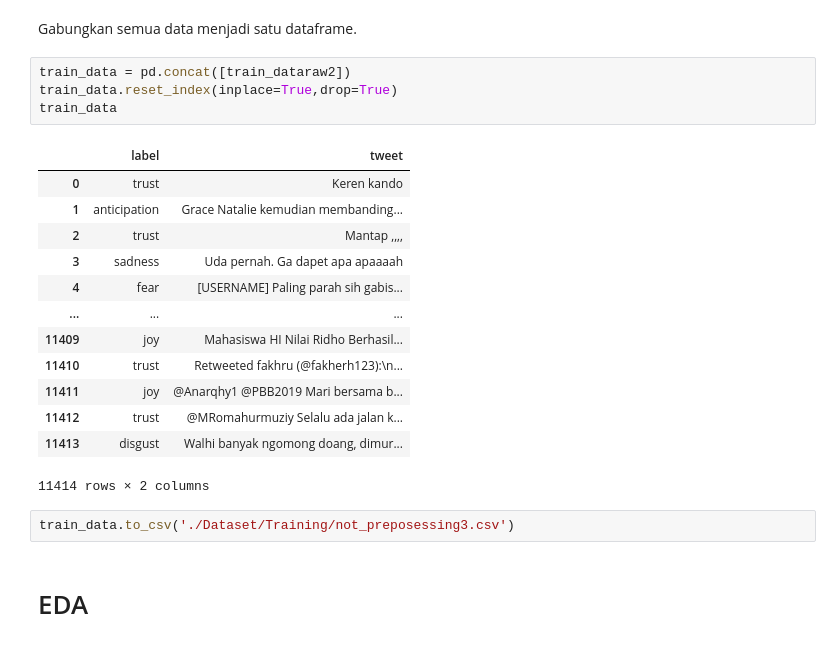
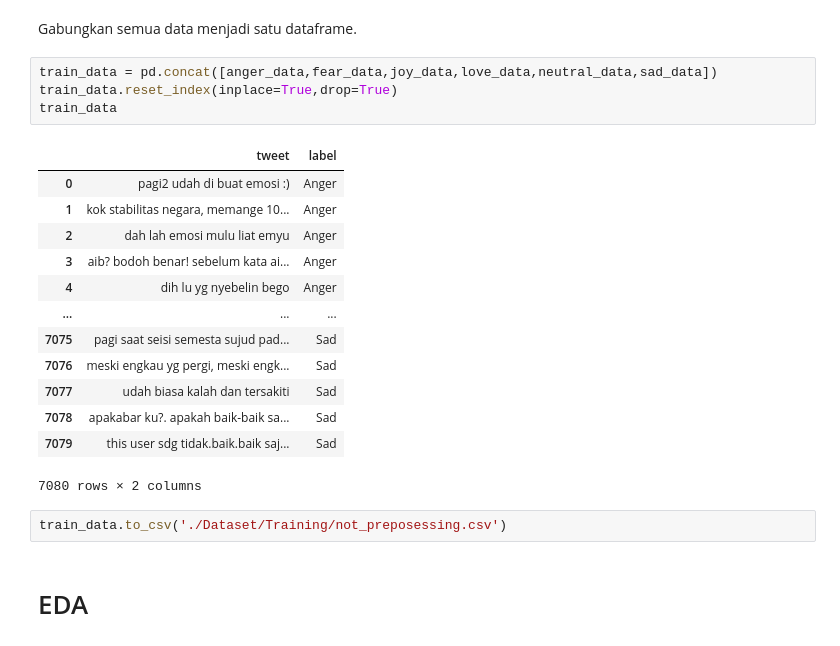
Before and after one commit to rissopanji/Analisis_Emosi_yang_bikin_Emosi, a Jupyter notebook: Preprocessing_Training_Nostemming.ipynb, the cells around one changed output. Saved outputs shown, nothing was run; the diff lists cells and outputs as text.

```diff
--- a/Preprocessing_Training_Nostemming.ipynb
+++ b/Preprocessing_Training_Nostemming.ipynb
@@ -154,25 +137,25 @@ train_dataraw2
 # %% [markdown]
 Gabungkan semua data menjadi satu dataframe.
 # %%
-train_data = pd.concat([train_dataraw2])
+train_data = pd.concat([anger_data,fear_data,joy_data,love_data,neutral_data,sad_data])
 train_data.reset_index(inplace=True,drop=True)
 train_data
 # %% [output]
-|  | label | tweet |
-| 0 | trust | Keren kando |
-| 1 | anticipation | Grace Natalie kemudian membanding... |
-| 2 | trust | Mantap ,,,, |
-| 3 | sadness | Uda pernah. Ga dapet apa apaaaah |
-| 4 | fear | [USERNAME] Paling parah sih gabis... |
+|  | tweet | label |
+| 0 | pagi2 udah di buat emosi :) | Anger |
+| 1 | kok stabilitas negara, memange 10... | Anger |
+| 2 | dah lah emosi mulu liat emyu | Anger |
+| 3 | aib? bodoh benar! sebelum kata ai... | Anger |
+| 4 | dih lu yg nyebelin bego | Anger |
 | ... | ... | ... |
-| 11409 | joy | Mahasiswa HI Nilai Ridho Berhasil... |
-| 11410 | trust | Retweeted fakhru (@fakherh123):\n... |
-| 11411 | joy | @Anarqhy1 @PBB2019 Mari bersama b... |
-| 11412 | trust | @MRomahurmuziy Selalu ada jalan k... |
-| 11413 | disgust | Walhi banyak ngomong doang, dimur... |
+| 7075 | pagi saat seisi semesta sujud pad... | Sad |
+| 7076 | meski engkau yg pergi, meski engk... | Sad |
+| 7077 | udah biasa kalah dan tersakiti | Sad |
+| 7078 | apakabar ku?. apakah baik-baik sa... | Sad |
+| 7079 | this user sdg tidak.baik.baik saj... | Sad |
-11414 rows × 2 columns
+7080 rows × 2 columns
 # %%
-train_data.to_csv('./Dataset/Training/not_preposessing3.csv')
+train_data.to_csv('./Dataset/Training/not_preposessing.csv')
 # %% [markdown]
 # EDA
 # %% [markdown]
```
Also changed, not shown: parts of 58 cells of this notebook, 16 other files.
